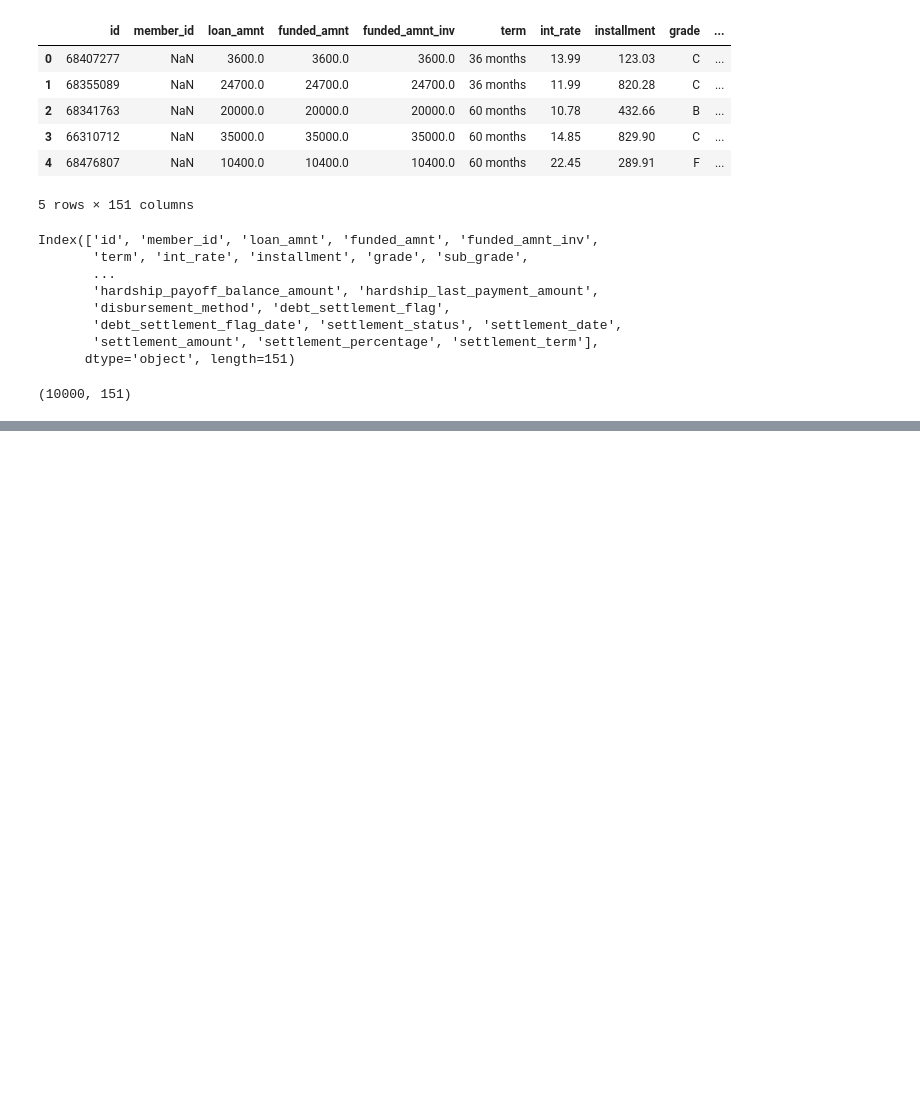
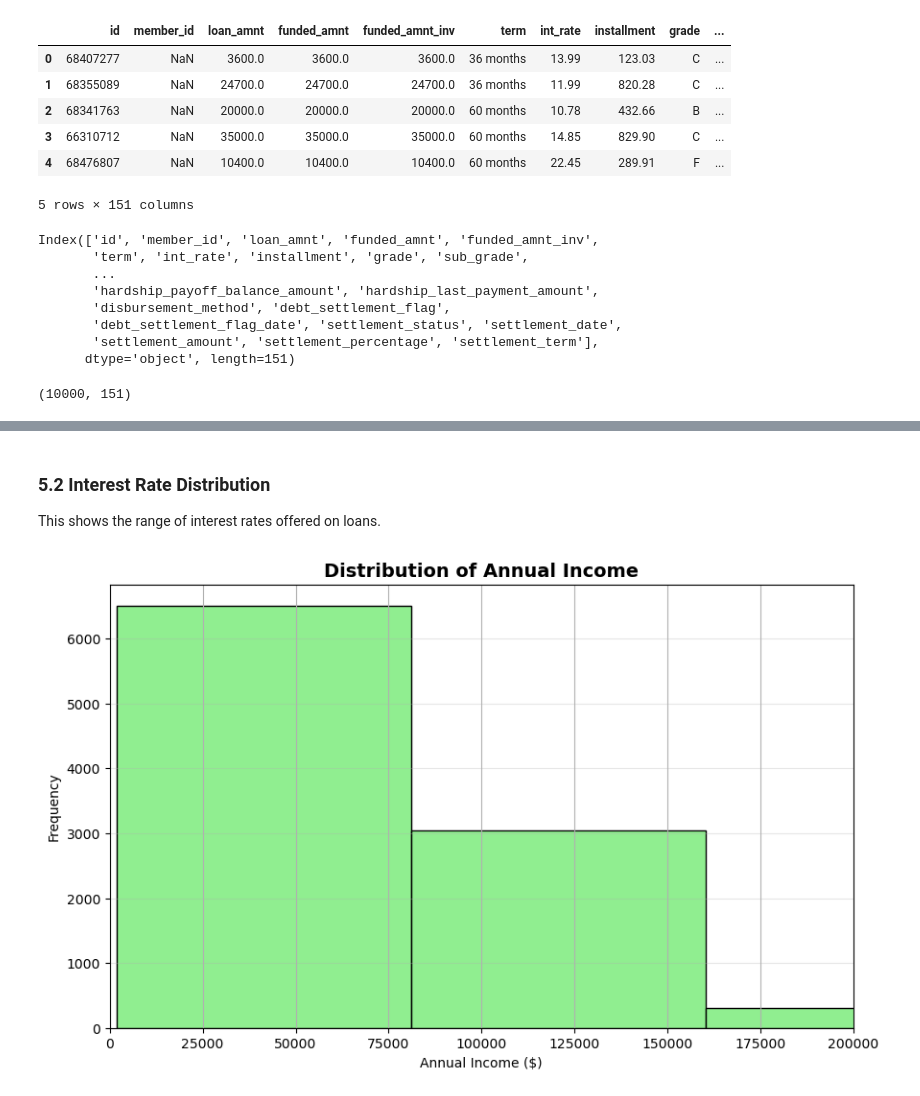
Before and after one commit to Jose-Barasa1/loan-default, a Jupyter notebook: index.ipynb, the cells around one changed output, grey strips where cells are left out. Saved outputs shown, nothing was run; the diff lists cells and outputs as text; code cells hidden in the pictures; blank space fills up the shorter version.

```diff
--- a/index.ipynb
+++ b/index.ipynb
@@ -86,0 +143,16 @@ tb.shape
+# %% [markdown]
+### 5.2 Interest Rate Distribution
+
+This shows the range of interest rates offered on loans.
+# %%
+# 3. Annual Income Distribution
+plt.figure(figsize=(10, 6))
+tb['annual_inc'].hist(bins=50, edgecolor='black', color='lightgreen')
+plt.title('Distribution of Annual Income', fontsize=14, fontweight='bold')
+plt.xlabel('Annual Income ($)')
+plt.ylabel('Frequency')
+plt.xlim(0, 200000)
+plt.grid(axis='y', alpha=0.3)
+plt.show()
+# %% [output]
+[figure, added]
```
Also changed, not shown: parts of 12 cells of this notebook.
